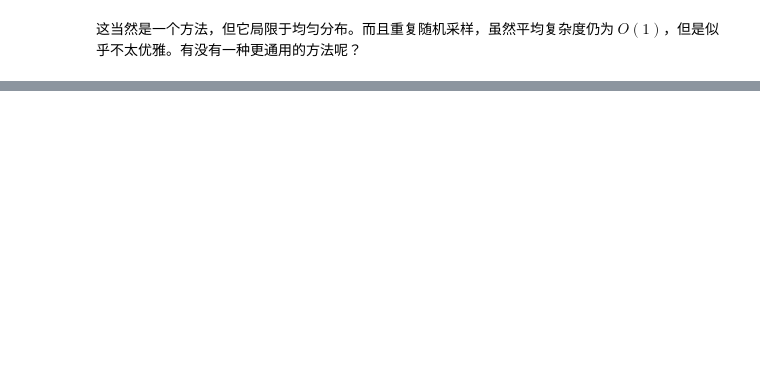
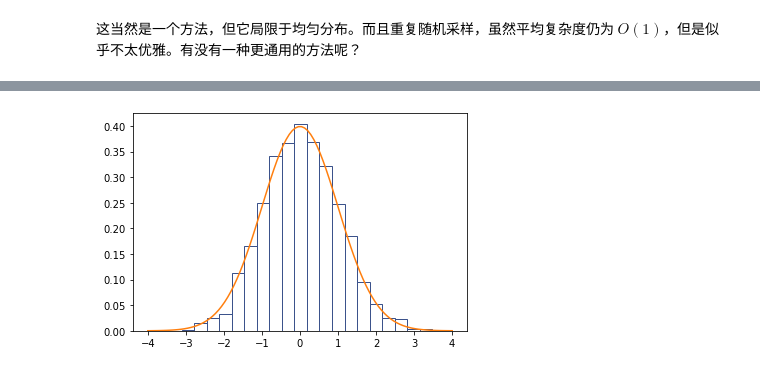
Before and after one commit to wenjinghuan999/wenjinghuan-cn, a Jupyter notebook: notebook/random_dist.ipynb, the cells around one changed output, grey strips where cells are left out. Saved outputs shown, nothing was run; the diff lists cells and outputs as text; code cells hidden in the pictures; blank space fills up the shorter version.

```diff
--- a/notebook/random_dist.ipynb
+++ b/notebook/random_dist.ipynb
@@ -165,0 +230,17 @@ draw_circle((0, 0), 1, alpha=0.2, edgecolor='b')
+# %%
+import scipy.special
+import numpy as np
+
+def random_normal() -> float:
+    z = random.random()
+    x = math.sqrt(2) * scipy.special.erfinv(2 * z - 1)
+    return x
+
+x = [random_normal() for _ in range(2000)]
+draw_density(x)
+# draw normal distribution function
+t = np.linspace(-4.0, 4.0, 100)
+y = np.exp(-0.5 * t ** 2) / math.sqrt(2 * math.pi)
+_ = plt.plot(t, y)
+# %% [output]
+[figure, added]
```
Also changed, not shown: parts of 8 cells of this notebook, 7 other files.
